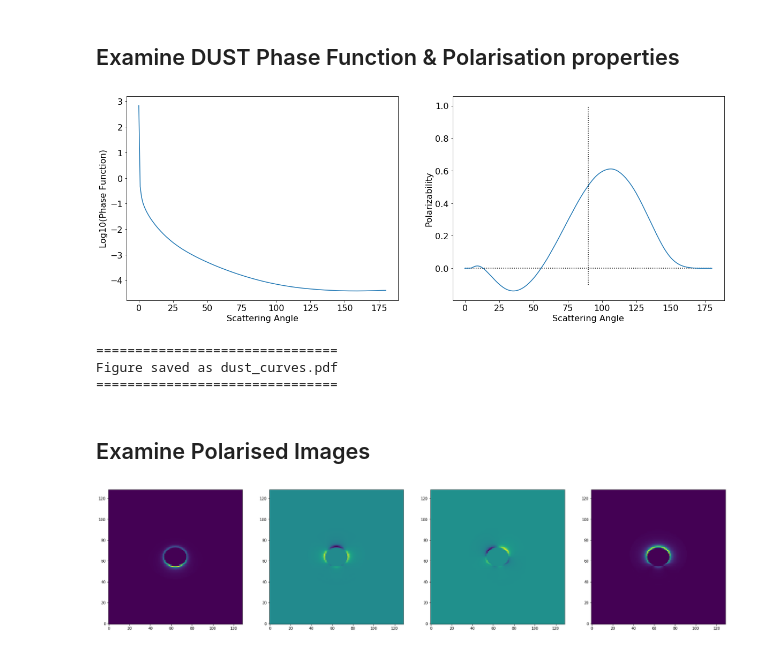
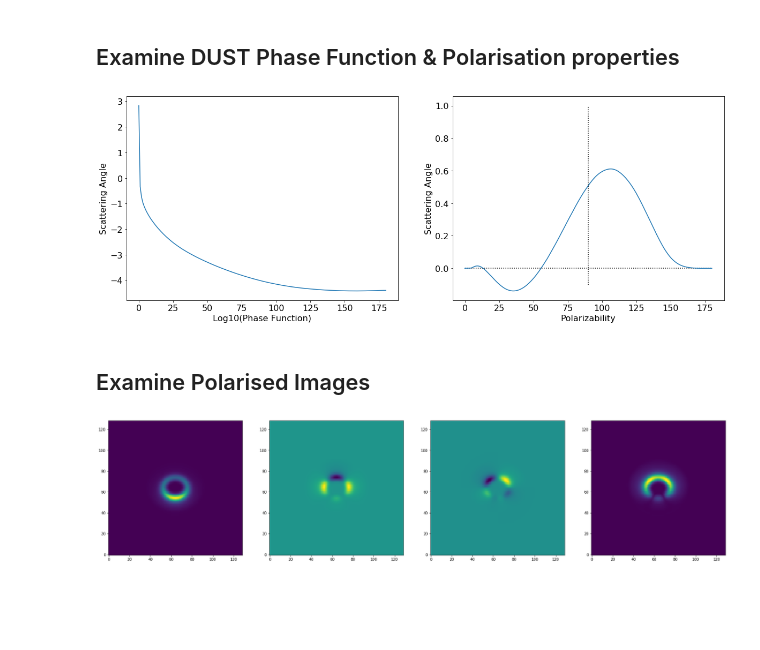
Before and after one commit to hectorcanovas/mcfost_explorer, a Jupyter notebook: notebooks/run_mcfost_01.ipynb, the cells around one changed output. Saved outputs shown, nothing was run; the diff lists cells and outputs as text; code cells hidden in the pictures; blank space fills up the shorter version.

Commit message:
Updating mcfost_polimg.py two notebooks.

```diff
--- a/notebooks/run_mcfost_01.ipynb
+++ b/notebooks/run_mcfost_01.ipynb
@@ -36,22 +33,23 @@ newest_run = mcdirs[-1] + '/'
 # %%
 # Read MCFOST OUTPUT: DUST PROPERTIES ===================
 mcfost_out = McDust(newest_run)
 mcfost_out.read_lambda()
 mcfost_out.read_pol()
 mcfost_out.read_phase_f()
-mcfost_out.plot_scat(fig_name='dust_curves.pdf')
+mcfost_out.plot_scat()
 # %% [output]
-[figure, old version]
+[figure, new version]
-===============================
-Figure saved as dust_curves.pdf
-===============================
 # %% [markdown]
 ## Examine Polarised Images
 # %%
 imgs = McImg(newest_run, wave)
 imgs.read_fitscube()
-imgs.get_pol_imgs()
+imgs.get_dims()
+imgs.get_imgs()
+imgs.define_PSF(kernel = 2)
+imgs.convolve()
+imgs.make_pol()
 imgs.plot_pol_imgs() # From Left to right: Disc in Intensity (total scattered light), Stokes Q, Stokes U, P_I = sqrt(Q*Q + U*U)
 # %% [output]
-[figure, old version]
+[figure, new version]
 # %%
```
Also changed, not shown: parts of 5 cells of this notebook, 2 other files.
